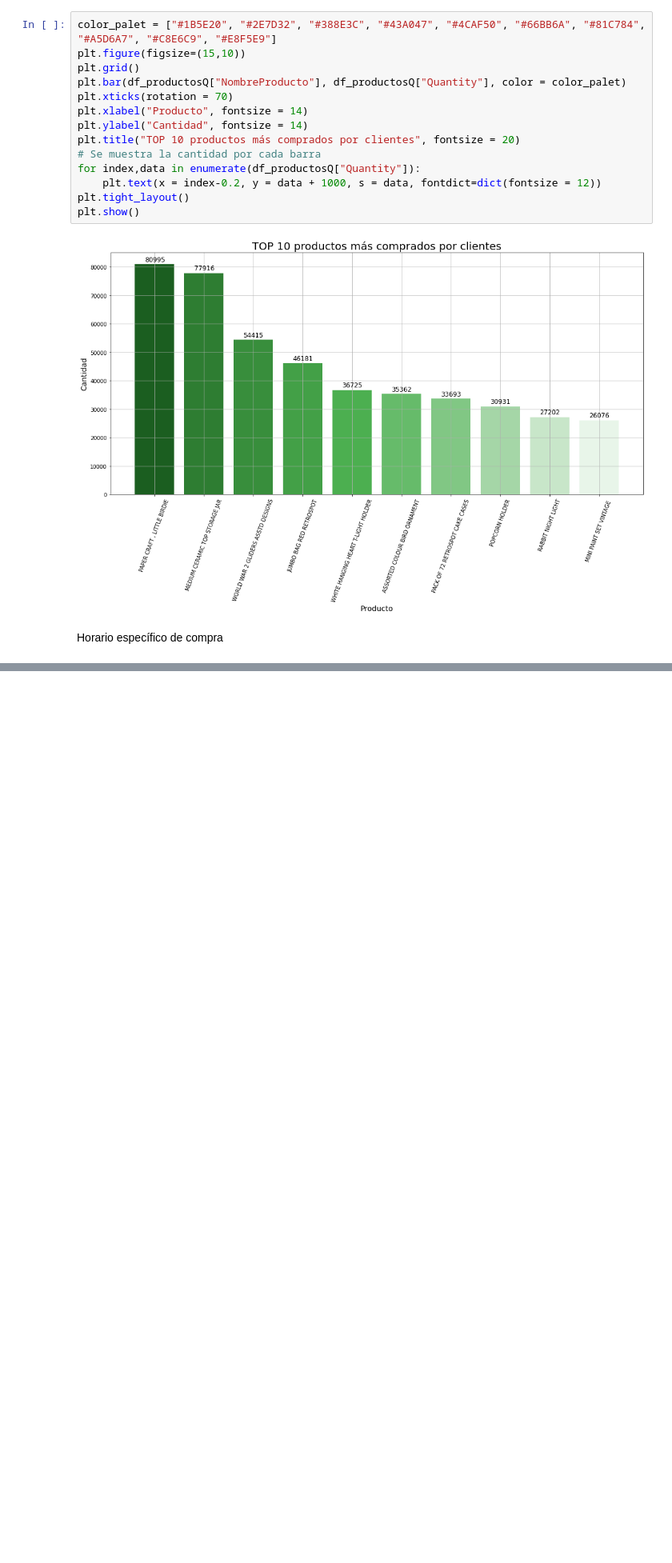
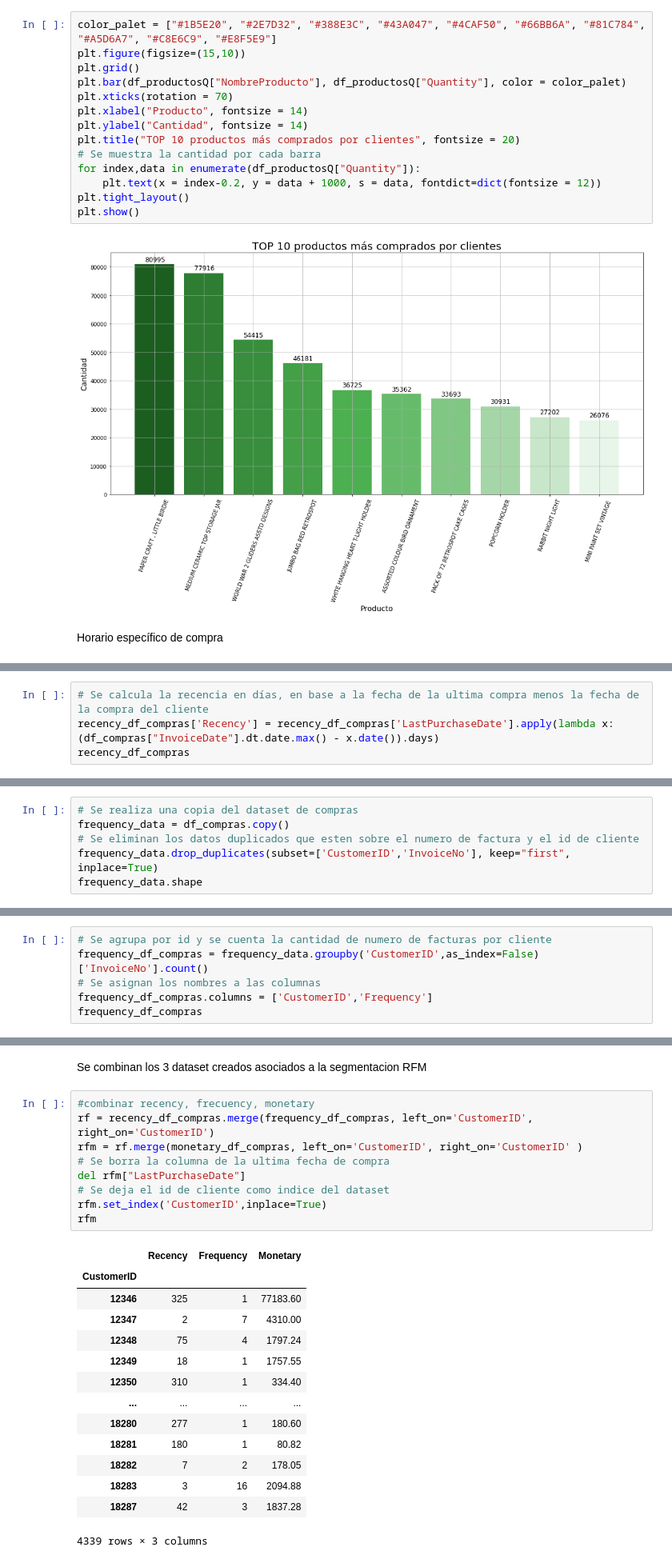
Before and after one commit to cirssax/VisualizacionDatos, a Jupyter notebook: notebooks/P2_EDA.ipynb, the cells around one changed output, grey strips where cells are left out. Shown: that part at 80% size. Saved outputs shown, nothing was run; the diff lists cells and outputs as text; blank space fills up the shorter version.

```diff
--- a/notebooks/P2_EDA.ipynb
+++ b/notebooks/P2_EDA.ipynb
@@ -355,0 +407,4 @@ plt.show()
+# %%
+# Se calcula la recencia en días, en base a la fecha de la ultima compra menos la fecha de la compra del cliente
+recency_df_compras['Recency'] = recency_df_compras['LastPurchaseDate'].apply(lambda x: (df_compras["InvoiceDate"].dt.date.max() - x.date()).days)
+recency_df_compras
@@ -355,0 +427,6 @@ plt.show()
+# %%
+# Se realiza una copia del dataset de compras
+frequency_data = df_compras.copy()
+# Se eliminan los datos duplicados que esten sobre el numero de factura y el id de cliente
+frequency_data.drop_duplicates(subset=['CustomerID','InvoiceNo'], keep="first", inplace=True)
+frequency_data.shape
@@ -355,0 +435,6 @@ plt.show()
+# %%
+# Se agrupa por id y se cuenta la cantidad de numero de facturas por cliente
+frequency_df_compras = frequency_data.groupby('CustomerID',as_index=False)['InvoiceNo'].count()
+# Se asignan los nombres a las columnas
+frequency_df_compras.columns = ['CustomerID','Frequency']
+frequency_df_compras
@@ -355,0 +476,26 @@ plt.show()
+# %% [markdown]
+Se combinan los 3 dataset creados asociados a la segmentacion RFM
+# %%
+#combinar recency, frecuency, monetary
+rf = recency_df_compras.merge(frequency_df_compras, left_on='CustomerID', right_on='CustomerID')
+rfm = rf.merge(monetary_df_compras, left_on='CustomerID', right_on='CustomerID' )
+# Se borra la columna de la ultima fecha de compra
+del rfm["LastPurchaseDate"]
+# Se deja el id de cliente como indice del dataset
+rfm.set_index('CustomerID',inplace=True)
+rfm
+# %% [output]
+|  | Recency | Frequency | Monetary |
+| CustomerID |  |  |  |
+| 12346 | 325 | 1 | 77183.60 |
+| 12347 | 2 | 7 | 4310.00 |
+| 12348 | 75 | 4 | 1797.24 |
+| 12349 | 18 | 1 | 1757.55 |
+| 12350 | 310 | 1 | 334.40 |
+| ... | ... | ... | ... |
+| 18280 | 277 | 1 | 180.60 |
+| 18281 | 180 | 1 | 80.82 |
+| 18282 | 7 | 2 | 178.05 |
+| 18283 | 3 | 16 | 2094.88 |
+| 18287 | 42 | 3 | 1837.28 |
+4339 rows × 3 columns
```
Also changed, not shown: parts of 25 cells of this notebook, 2 other files.
